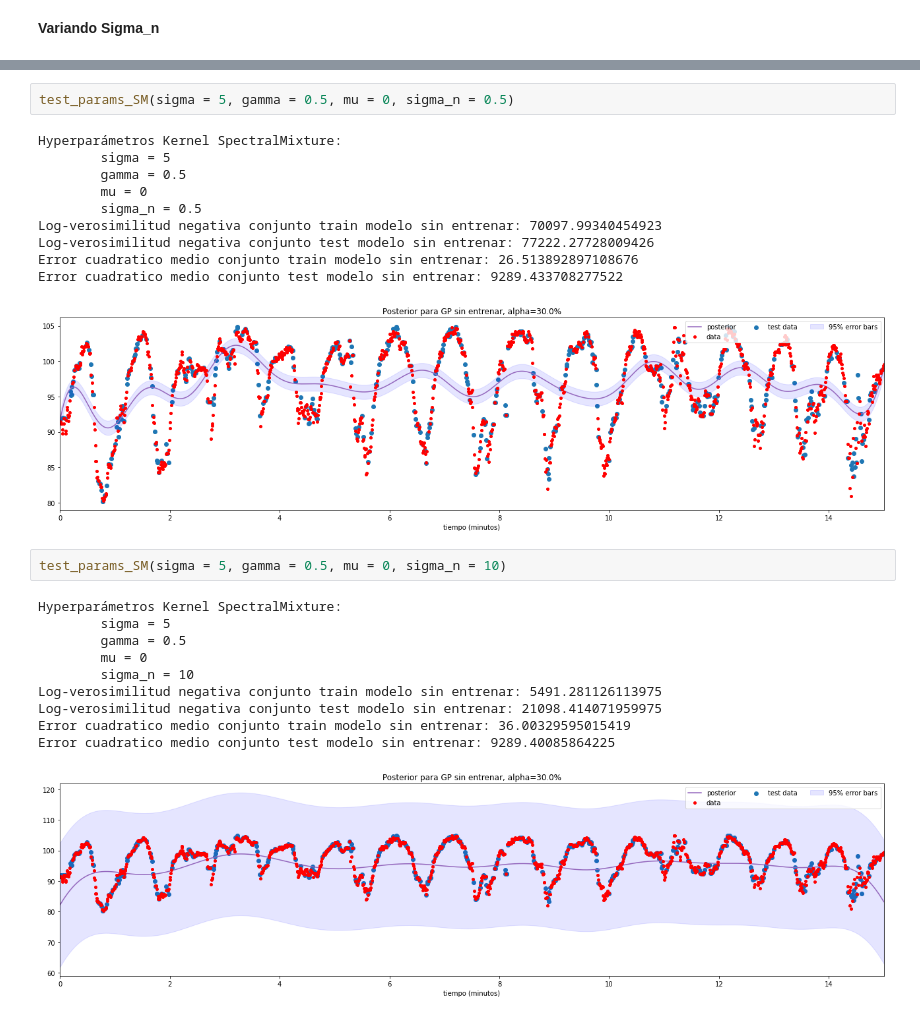
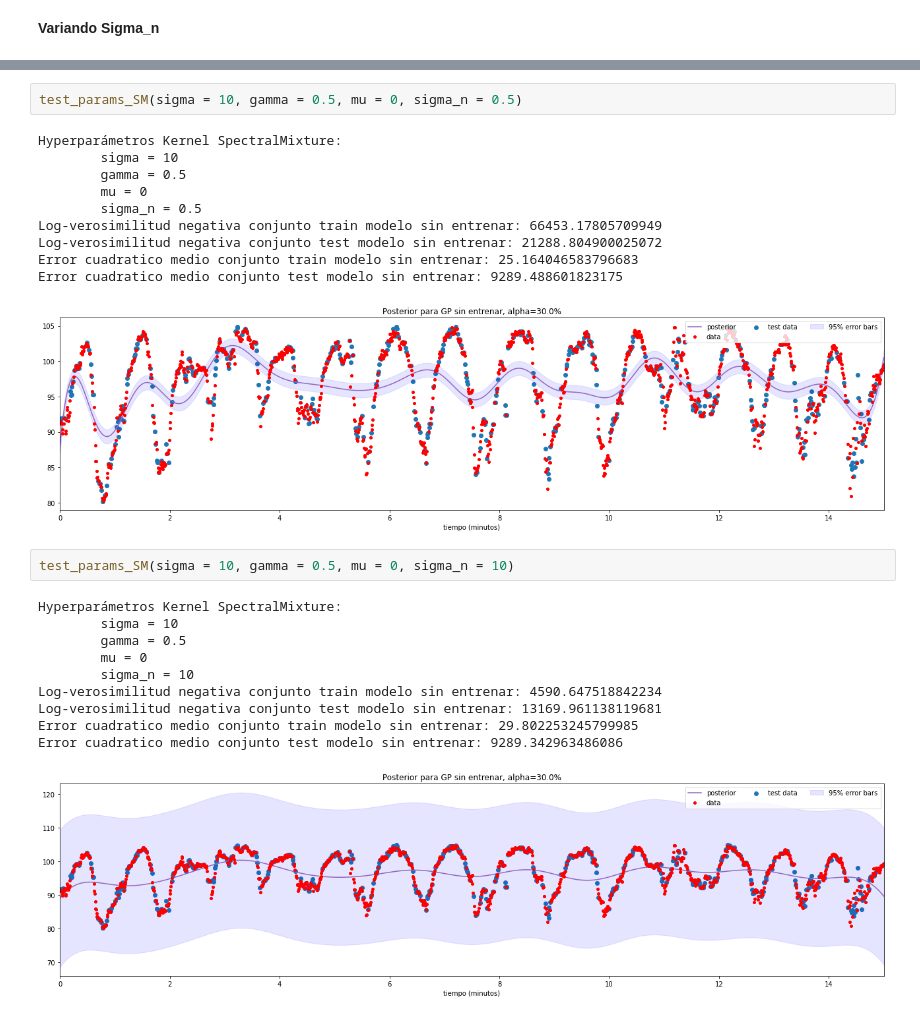
Before and after one commit to camilocarvajalreyes/tareas-MDS7204, a Jupyter notebook: unidad_2/tarea_3/exploracion_parametros_SM.ipynb, the cells around one changed output, grey strips where cells are left out. Drawn from its saved outputs; the diff is of its cells as text.

```diff
--- a/unidad_2/tarea_3/exploracion_parametros_SM.ipynb
+++ b/unidad_2/tarea_3/exploracion_parametros_SM.ipynb
@@ -203,26 +216,26 @@ Error cuadratico medio conjunto test modelo sin entrenar: 9289.49412153546
 # %%
-test_params_SM(sigma = 5, gamma = 0.5, mu = 0, sigma_n = 0.5)
+test_params_SM(sigma = 10, gamma = 0.5, mu = 0, sigma_n = 0.5)
 # %% [output]
 Hyperparámetros Kernel SpectralMixture:
-        sigma = 5
+        sigma = 10
         gamma = 0.5
         mu = 0
         sigma_n = 0.5
-Log-verosimilitud negativa conjunto train modelo sin entrenar: 70097.99340454923
-Log-verosimilitud negativa conjunto test modelo sin entrenar: 77222.27728009426
-Error cuadratico medio conjunto train modelo sin entrenar: 26.513892897108676
-Error cuadratico medio conjunto test modelo sin entrenar: 9289.433708277522
+Log-verosimilitud negativa conjunto train modelo sin entrenar: 66453.17805709949
+Log-verosimilitud negativa conjunto test modelo sin entrenar: 21288.804900025072
+Error cuadratico medio conjunto train modelo sin entrenar: 25.164046583796683
+Error cuadratico medio conjunto test modelo sin entrenar: 9289.488601823175
 [figure]
 # %%
-test_params_SM(sigma = 5, gamma = 0.5, mu = 0, sigma_n = 10)
+test_params_SM(sigma = 10, gamma = 0.5, mu = 0, sigma_n = 10)
 # %% [output]
 Hyperparámetros Kernel SpectralMixture:
-        sigma = 5
+        sigma = 10
         gamma = 0.5
         mu = 0
         sigma_n = 10
-Log-verosimilitud negativa conjunto train modelo sin entrenar: 5491.281126113975
-Log-verosimilitud negativa conjunto test modelo sin entrenar: 21098.414071959975
-Error cuadratico medio conjunto train modelo sin entrenar: 36.00329595015419
-Error cuadratico medio conjunto test modelo sin entrenar: 9289.40085864225
+Log-verosimilitud negativa conjunto train modelo sin entrenar: 4590.647518842234
+Log-verosimilitud negativa conjunto test modelo sin entrenar: 13169.961138119681
+Error cuadratico medio conjunto train modelo sin entrenar: 29.802253245799985
+Error cuadratico medio conjunto test modelo sin entrenar: 9289.342963486086
-[figure, old version]
+[figure, new version]
```
Also changed, not shown: parts of 8 cells of this notebook, 5 other files.
